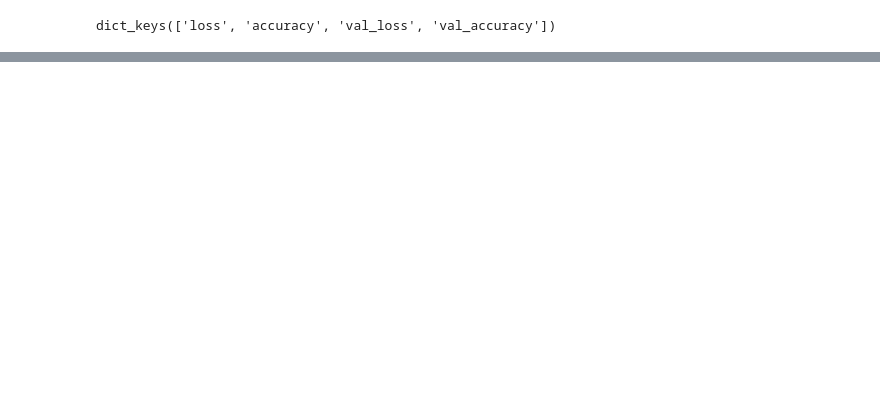
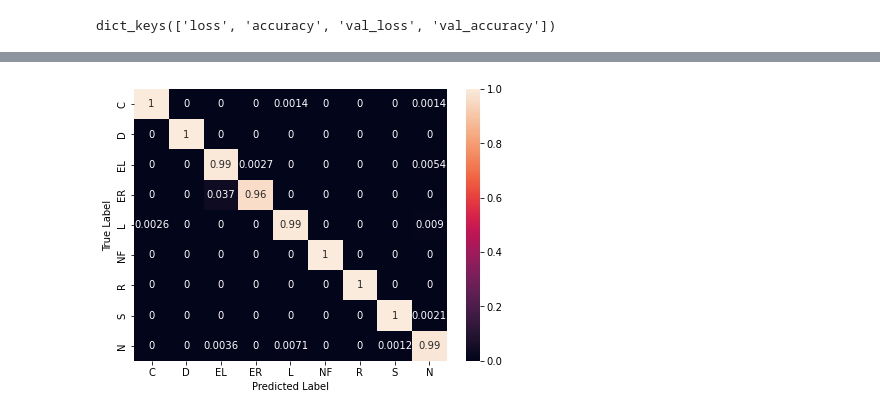
Before and after one commit to sngatzemeier/Wafer-Defect-Classification, a Jupyter notebook: Scott/scott-wd-class-DCNN.ipynb, the cells around one changed output, grey strips where cells are left out. Cells and saved outputs as stored; diff of their text form; code cells hidden in the pictures; blank space fills up the shorter version.

```diff
--- a/Scott/scott-wd-class-DCNN.ipynb
+++ b/Scott/scott-wd-class-DCNN.ipynb
@@ -489,0 +522,4 @@ plt.show()
+# %%
+# generate predictions for model analysis
+y_pred = model.predict(x_test)
+#y_pred = np.argmax(y_pred, axis=1)
@@ -489,0 +580,4 @@ plt.show()
+# %%
+# plot confusion matrix
+plot_confusion_matrix(test_lables_int, y_pred, normalize=True)
+# %% [output]
@@ -489,0 +585 @@ plt.show()
+[figure, added]
```
Also changed, not shown: parts of 18 cells of this notebook.
